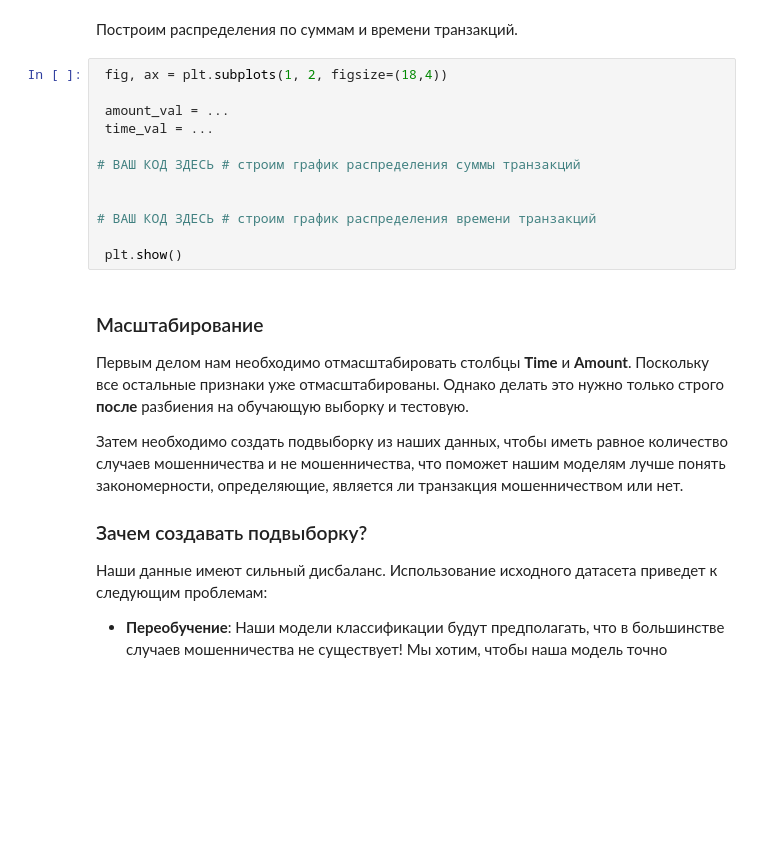
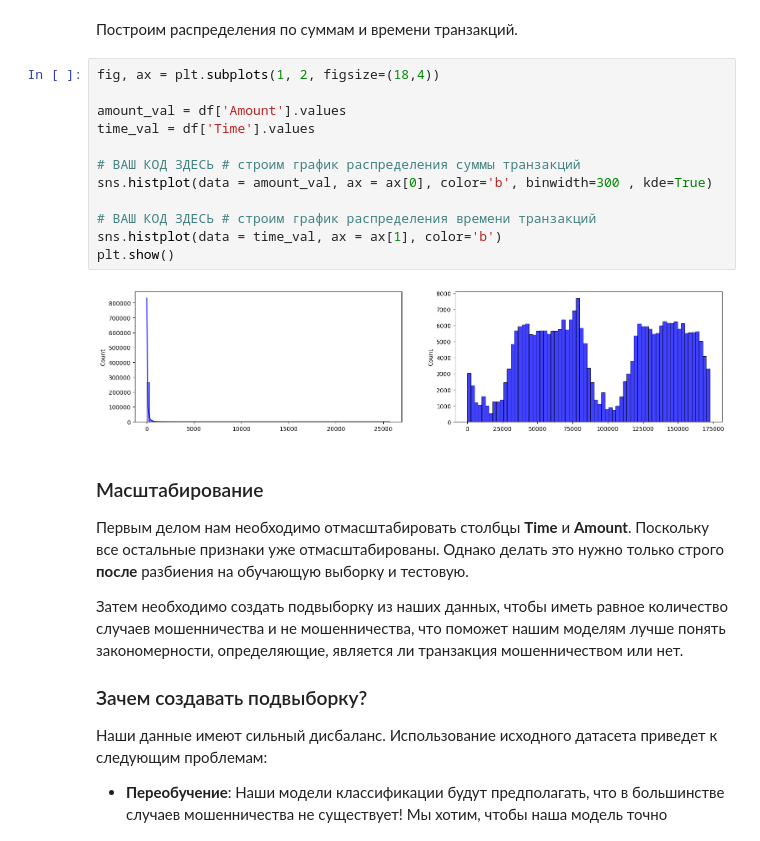
Before and after one commit to uldopp/TMON, a Jupyter notebook: KT_2_Disb_1/ФМИ_Disbalanced_dataset_Part_1.ipynb, the cells around one changed output. Drawn from its saved outputs; the diff is of its cells as text; blank space fills up the shorter version.

```diff
--- a/KT_2_Disb_1/ФМИ_Disbalanced_dataset_Part_1.ipynb
+++ b/KT_2_Disb_1/ФМИ_Disbalanced_dataset_Part_1.ipynb
@@ -107,17 +197,19 @@ colors = ["#0101DF", "#DF0101"]
 # %% [markdown]
 Построим распределения по суммам и времени транзакций.
 # %%
- fig, ax = plt.subplots(1, 2, figsize=(18,4))
+fig, ax = plt.subplots(1, 2, figsize=(18,4))
 
- amount_val = ...
- time_val = ...
+amount_val = df['Amount'].values
+time_val = df['Time'].values
 
 # ВАШ КОД ЗДЕСЬ # строим график распределения суммы транзакций
-
+sns.histplot(data = amount_val, ax = ax[0], color='b', binwidth=300 , kde=True)
 
 # ВАШ КОД ЗДЕСЬ # строим график распределения времени транзакций
-
- plt.show()
+sns.histplot(data = time_val, ax = ax[1], color='b')
+plt.show()
+# %% [output]
+[figure, added]
 # %% [markdown]
 ### Масштабирование
 Первым делом нам необходимо отмасштабировать столбцы **Time** и **Amount**. Поскольку все остальные признаки уже отмасштабированы. Однако делать это нужно только строго **после** разбиения на обучающую выборку и тестовую.
```
Also changed, not shown: parts of 28 cells of this notebook.
